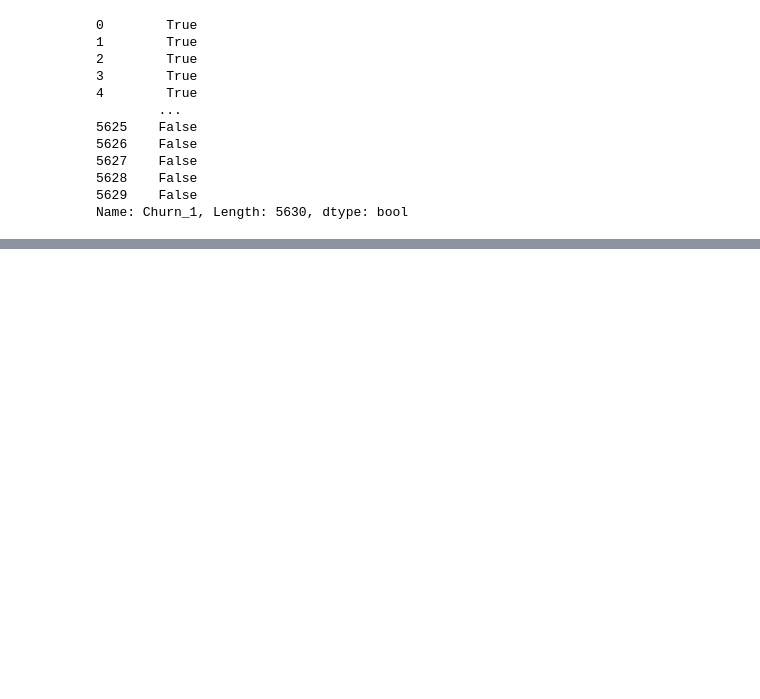
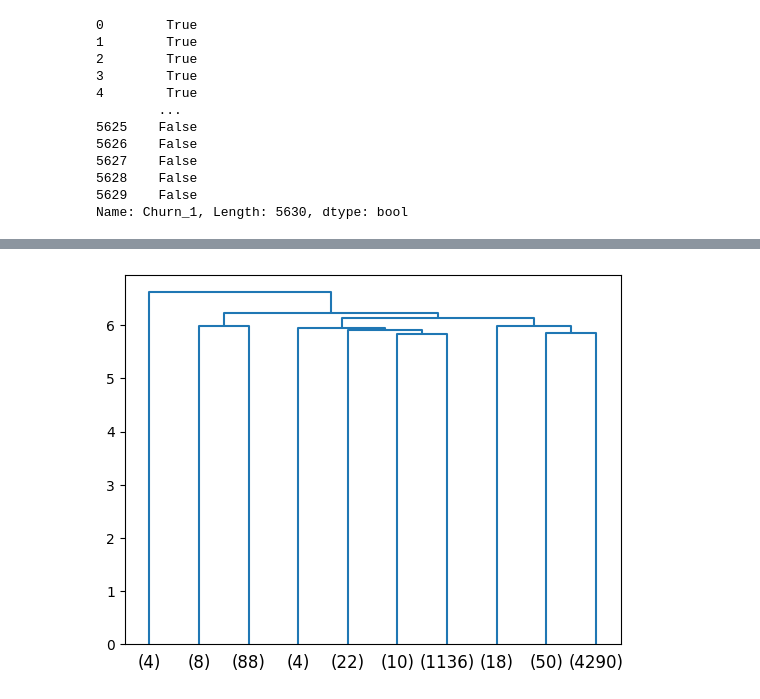
Before and after one commit to Suryasadasivam/e_commerce_customer_churn, a Jupyter notebook: Customer_chrun.ipynb, the cells around one changed output, grey strips where cells are left out. Drawn from its saved outputs; the diff is of its cells as text; code cells hidden in the pictures; blank space fills up the shorter version.

```diff
--- a/Customer_chrun.ipynb
+++ b/Customer_chrun.ipynb
@@ -614,0 +649,5 @@ Name: Churn_1, Length: 5630, dtype: bool
+# %%
+dend=dendrogram(link_method, labels=labellist, truncate_mode='lastp',
+                p=10)
+# %% [output]
+[figure, added]
```
Also changed, not shown: parts of 9 cells of this notebook.
